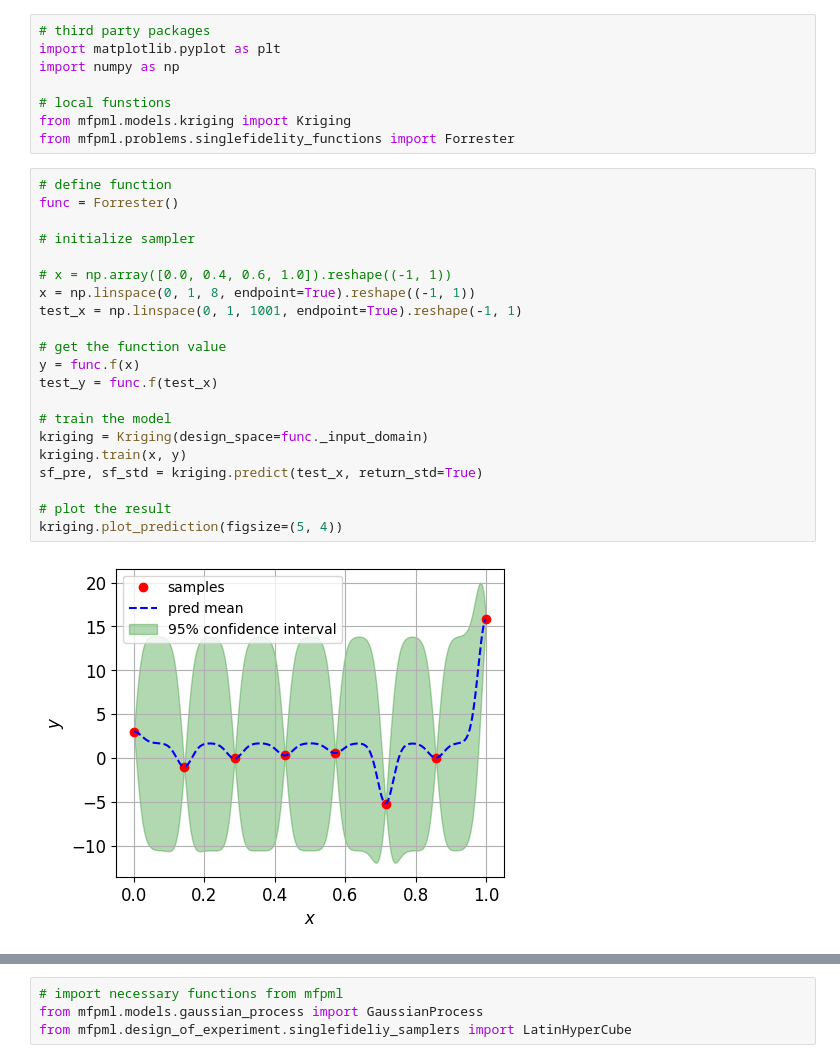
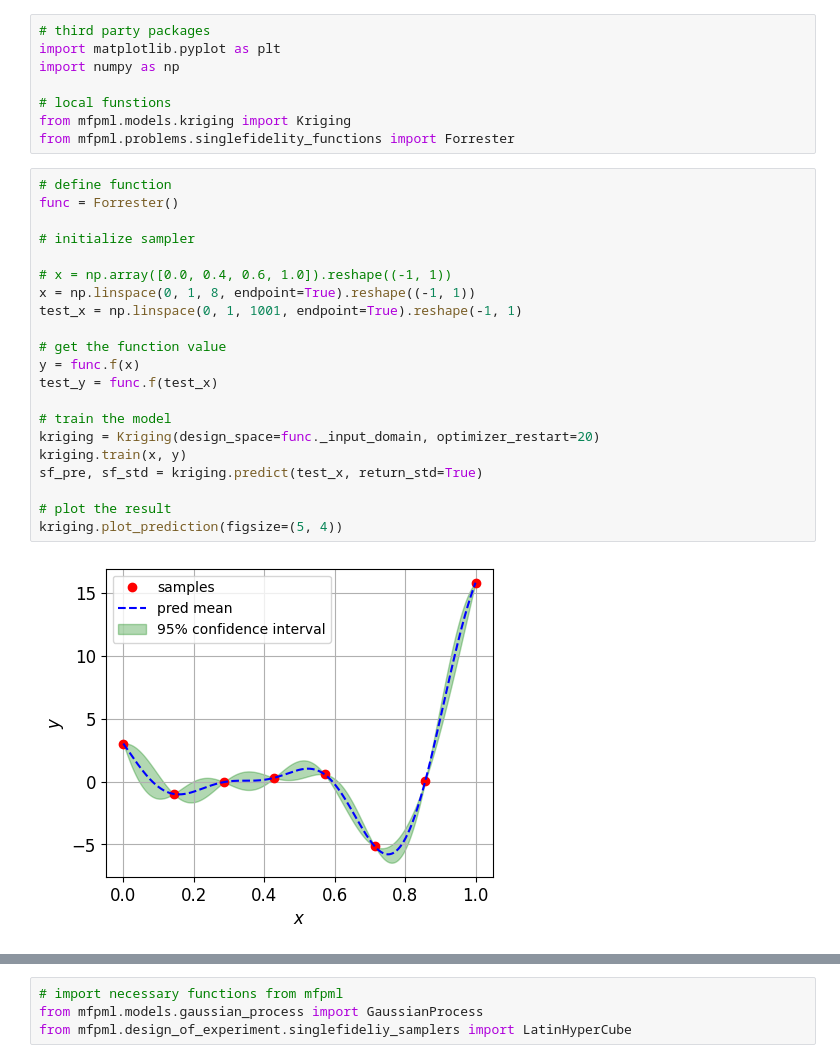
Before and after one commit to JiaxiangYi96/mfpml, a Jupyter notebook: tutorials/from_gp_to_bo.ipynb, the cells around one changed output, grey strips where cells are left out. Drawn from its saved outputs; the diff is of its cells as text.

```diff
--- a/tutorials/from_gp_to_bo.ipynb
+++ b/tutorials/from_gp_to_bo.ipynb
@@ -88,26 +88,26 @@ from mfpml.problems.singlefidelity_functions import Forrester
 # %%
 # define function
 func = Forrester()
 
 # initialize sampler
 
 # x = np.array([0.0, 0.4, 0.6, 1.0]).reshape((-1, 1))
 x = np.linspace(0, 1, 8, endpoint=True).reshape((-1, 1))
 test_x = np.linspace(0, 1, 1001, endpoint=True).reshape(-1, 1)
 
 # get the function value
 y = func.f(x)
 test_y = func.f(test_x)
 
 # train the model
-kriging = Kriging(design_space=func._input_domain)
+kriging = Kriging(design_space=func._input_domain, optimizer_restart=20)
 kriging.train(x, y)
 sf_pre, sf_std = kriging.predict(test_x, return_std=True)
 
 # plot the result
 kriging.plot_prediction(figsize=(5, 4))
 # %% [output]
-[figure, old version]
+[figure, new version]
 # %%
 # to explore some important parameters
 # estimated mean value
```
Also changed, not shown: parts of 16 cells of this notebook, 14 other files.
